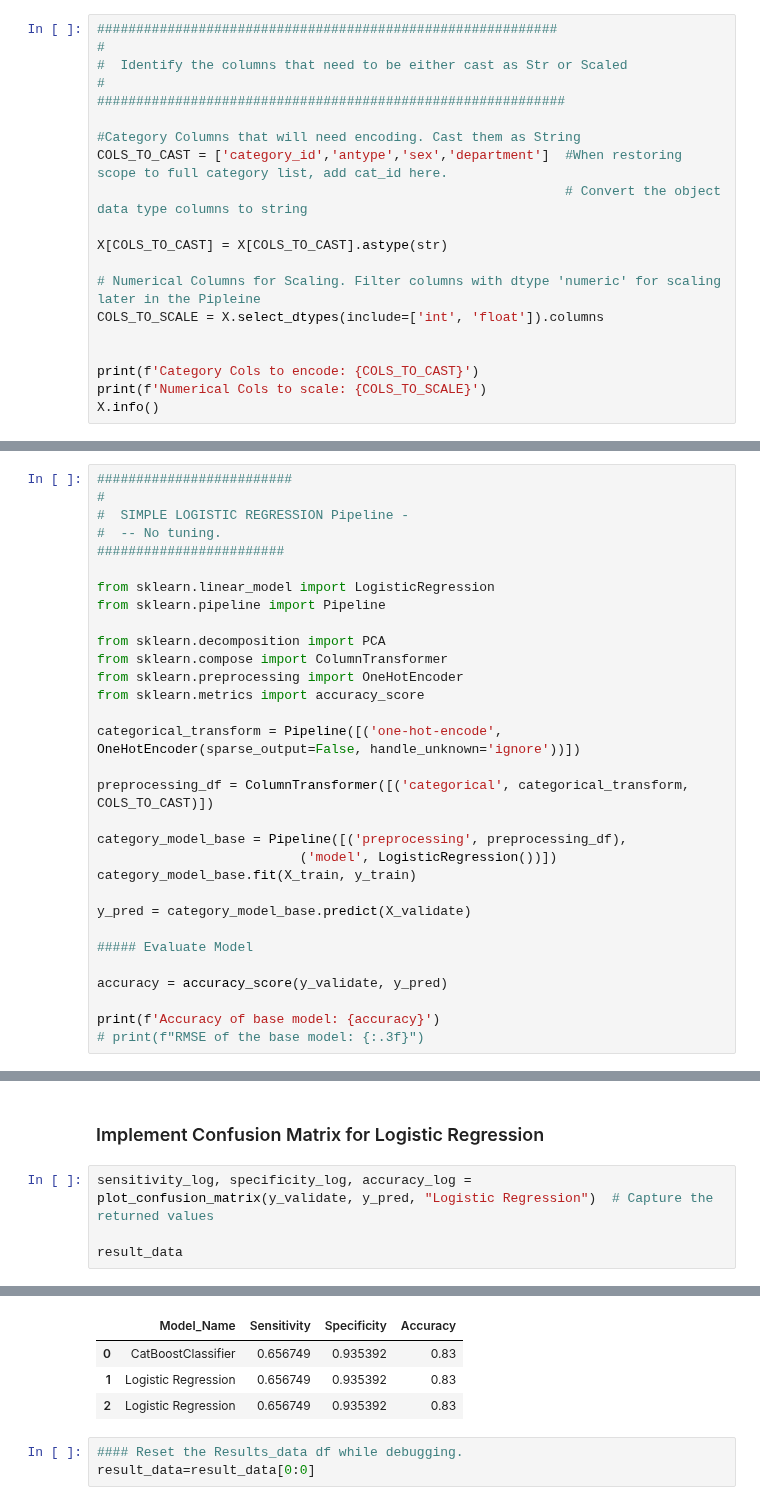
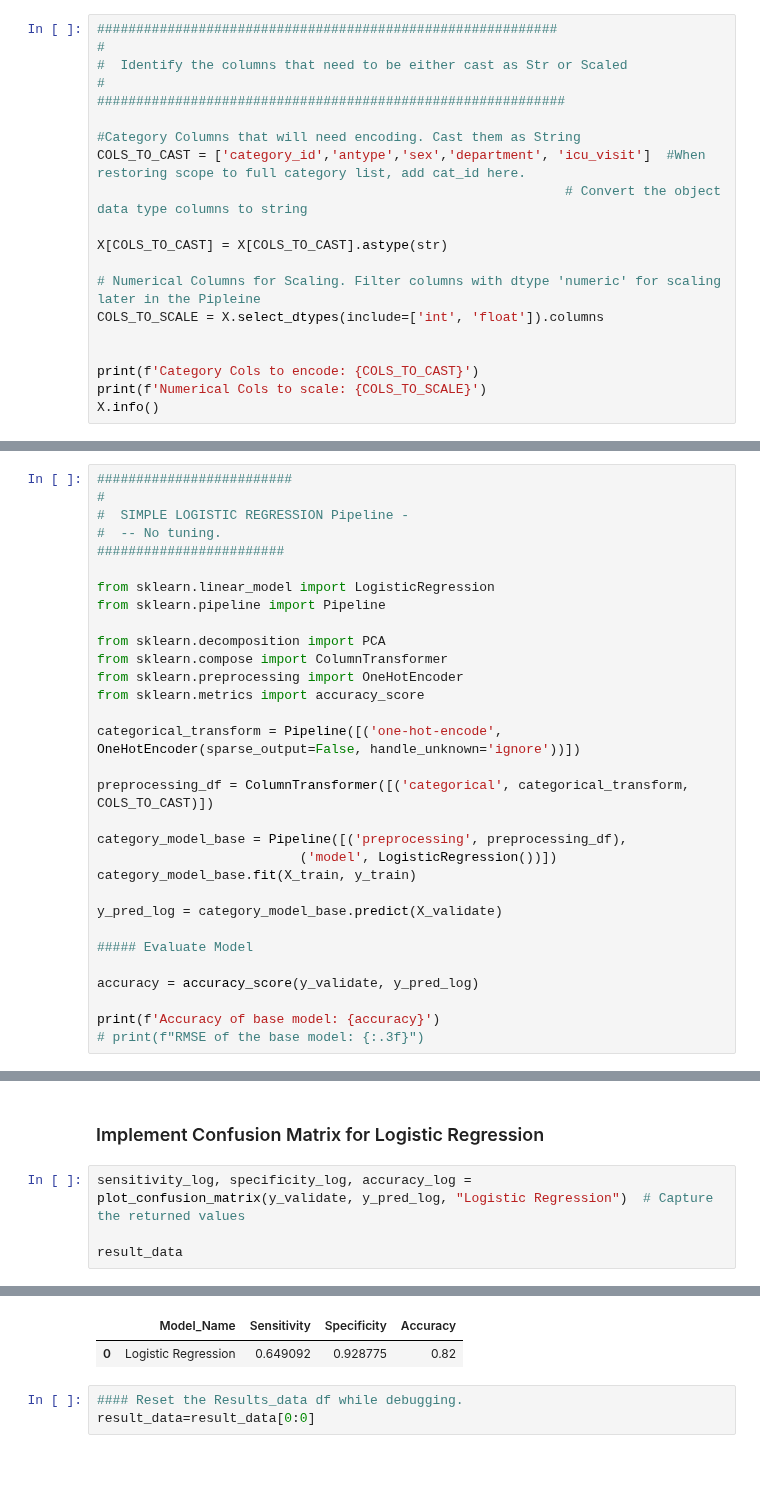
Before and after one commit to j-lepard/Prolonged_Length_of_Stay, a Jupyter notebook: _src/07.Category_Model_CatBoost.ipynb, the cells around one changed output, grey strips where cells are left out. Drawn from its saved outputs; the diff is of its cells as text; blank space fills up the shorter version.

```diff
--- a/_src/07.Category_Model_CatBoost.ipynb
+++ b/_src/07.Category_Model_CatBoost.ipynb
@@ -95,7 +95,7 @@ memory usage: 16.4+ MB
 ############################################################
 
 #Category Columns that will need encoding. Cast them as String
-COLS_TO_CAST = ['category_id','antype','sex','department']  #When restoring scope to full category list, add cat_id here.
+COLS_TO_CAST = ['category_id','antype','sex','department', 'icu_visit']  #When restoring scope to full category list, add cat_id here.
                                                             # Convert the object data type columns to string
 
 X[COLS_TO_CAST] = X[COLS_TO_CAST].astype(str)
@@ -230,11 +230,11 @@ category_model_base = Pipeline([('preprocessing', preprocessing_df),
                           ('model', LogisticRegression())])
 category_model_base.fit(X_train, y_train)
 
-y_pred = category_model_base.predict(X_validate)
+y_pred_log = category_model_base.predict(X_validate)
 
 ##### Evaluate Model
 
-accuracy = accuracy_score(y_validate, y_pred)
+accuracy = accuracy_score(y_validate, y_pred_log)
 
 print(f'Accuracy of base model: {accuracy}')
 # print(f"RMSE of the base model: {:.3f}")
@@ -288,7 +288,7 @@ def plot_confusion_matrix(y_true, y_pred,modelname="Model"):
 # %% [markdown]
 ### Implement Confusion Matrix for Logistic Regression
 # %%
-sensitivity_log, specificity_log, accuracy_log = plot_confusion_matrix(y_validate, y_pred, "Logistic Regression")  # Capture the returned values
+sensitivity_log, specificity_log, accuracy_log = plot_confusion_matrix(y_validate, y_pred_log, "Logistic Regression")  # Capture the returned values
 
 result_data
 # %% [output]
@@ -320,7 +320,5 @@ weighted avg       0.83      0.83      0.83     12279
 |  | Model_Name | Sensitivity | Specificity | Accuracy |
-| 0 | CatBoostClassifier | 0.656749 | 0.935392 | 0.83 |
-| 1 | Logistic Regression | 0.656749 | 0.935392 | 0.83 |
-| 2 | Logistic Regression | 0.656749 | 0.935392 | 0.83 |
+| 0 | Logistic Regression | 0.649092 | 0.928775 | 0.82 |
 # %%
 #### Reset the Results_data df while debugging.
 result_data=result_data[0:0]
```
Also changed, not shown: parts of 9 cells of this notebook, 6 other files.
